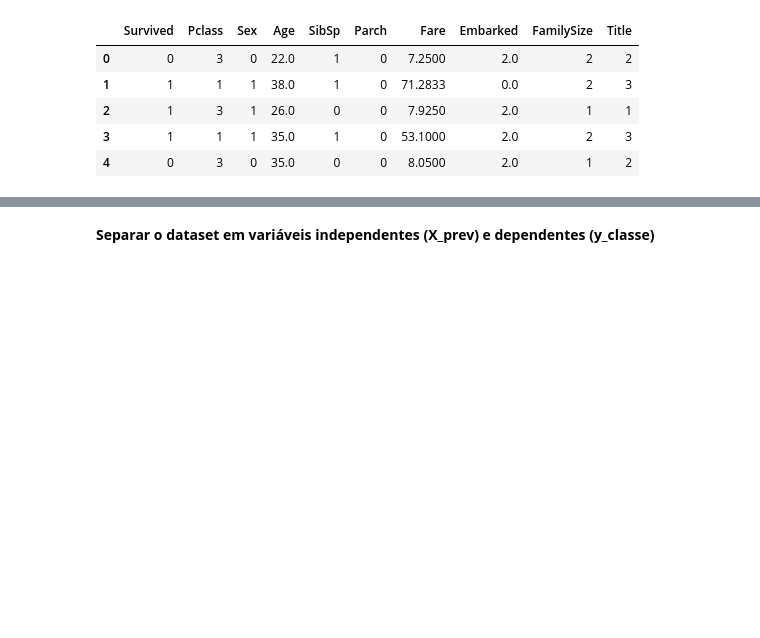
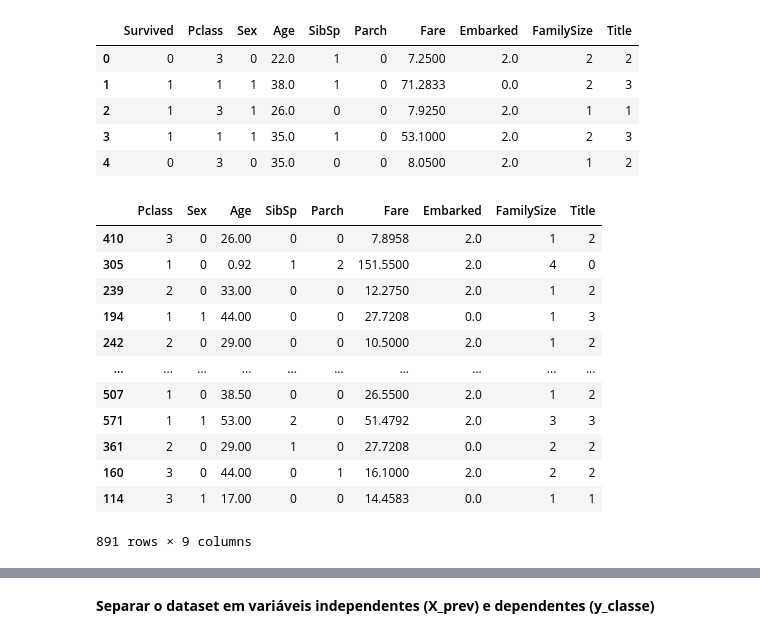
Before and after one commit to joaodest/inteligencia-artificial, a Jupyter notebook: Lista 2/Lendo_e_tratando_arquivo_v2.ipynb, the cells around one changed output, grey strips where cells are left out. Saved outputs shown, nothing was run; the diff lists cells and outputs as text; code cells hidden in the pictures; blank space fills up the shorter version.

```diff
--- a/Lista 2/Lendo_e_tratando_arquivo_v2.ipynb
+++ b/Lista 2/Lendo_e_tratando_arquivo_v2.ipynb
@@ -274,0 +271,16 @@ train_data = shuffle(base_treino)
+# %%
+X_train
+# %% [output]
+|  | Pclass | Sex | Age | SibSp | Parch | Fare | Embarked | FamilySize | Title |
+| 410 | 3 | 0 | 26.00 | 0 | 0 | 7.8958 | 2.0 | 1 | 2 |
+| 305 | 1 | 0 | 0.92 | 1 | 2 | 151.5500 | 2.0 | 4 | 0 |
+| 239 | 2 | 0 | 33.00 | 0 | 0 | 12.2750 | 2.0 | 1 | 2 |
+| 194 | 1 | 1 | 44.00 | 0 | 0 | 27.7208 | 0.0 | 1 | 3 |
+| 242 | 2 | 0 | 29.00 | 0 | 0 | 10.5000 | 2.0 | 1 | 2 |
+| ... | ... | ... | ... | ... | ... | ... | ... | ... | ... |
+| 507 | 1 | 0 | 38.50 | 0 | 0 | 26.5500 | 2.0 | 1 | 2 |
+| 571 | 1 | 1 | 53.00 | 2 | 0 | 51.4792 | 2.0 | 3 | 3 |
+| 361 | 2 | 0 | 29.00 | 1 | 0 | 27.7208 | 0.0 | 2 | 2 |
+| 160 | 3 | 0 | 44.00 | 0 | 1 | 16.1000 | 2.0 | 2 | 2 |
+| 114 | 3 | 1 | 17.00 | 0 | 0 | 14.4583 | 0.0 | 1 | 1 |
+891 rows × 9 columns
```
Also changed, not shown: parts of 15 cells of this notebook, 5 other files.
